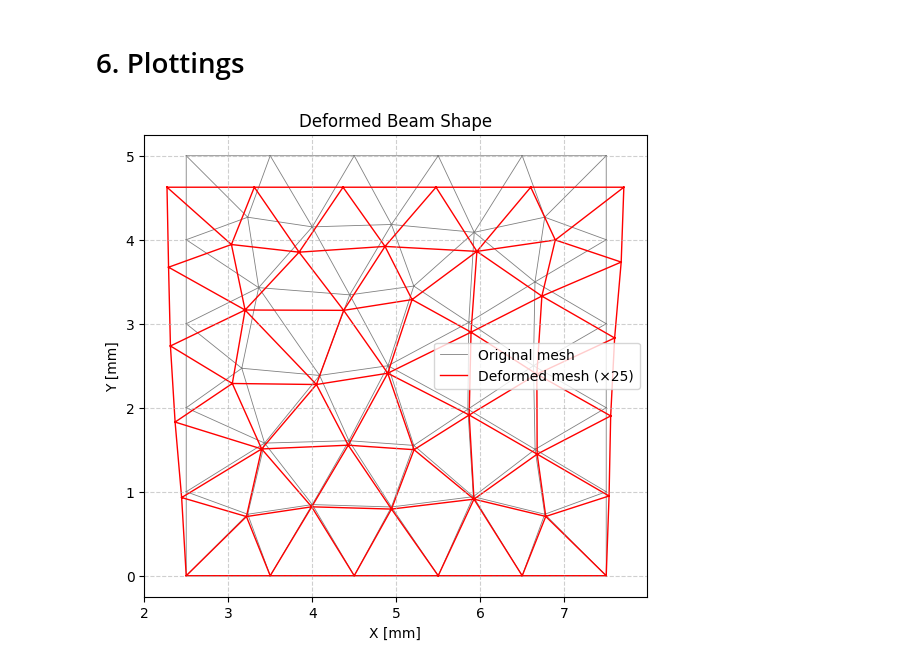
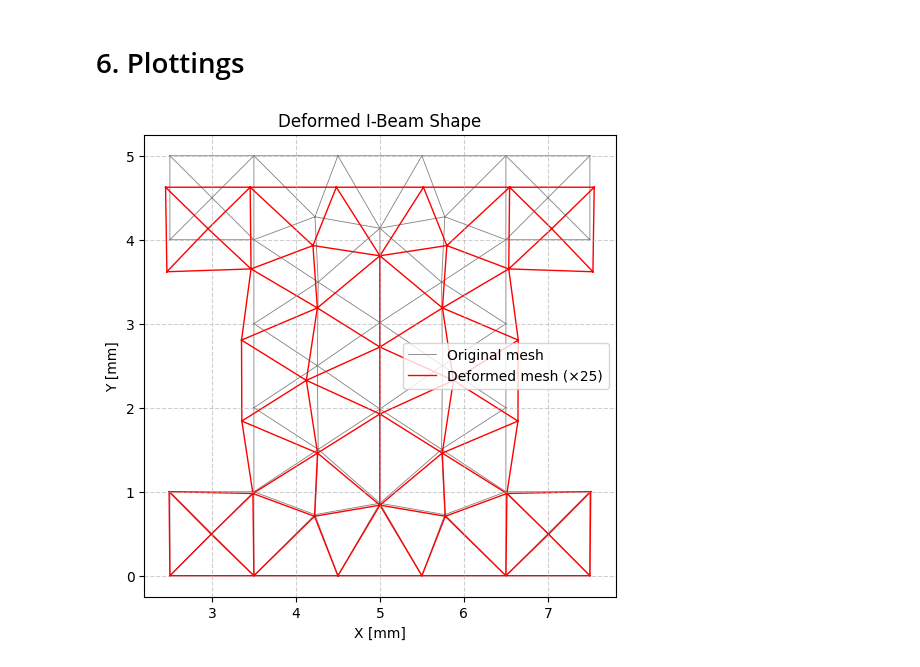
Before and after one commit to KhayalM/Extended-Finite-Element-Methods, a Jupyter notebook: Softening_lc=1.ipynb, the cells around one changed output. Cells and saved outputs as stored; diff of their text form; code cells hidden in the pictures.

```diff
--- a/Softening_lc=1.ipynb
+++ b/Softening_lc=1.ipynb
@@ -115,10 +120,10 @@ import numpy as np
 import matplotlib.pyplot as plt
 
 # ------------------------------
-# Initialize Gmsh and load the rectangular beam mesh
+# Initialize Gmsh and load the I-beam mesh
 # ------------------------------
 gmsh.initialize()
-gmsh.open("rectangular_beam_5mmx5mm.msh")
+gmsh.open("I_beam_5mm.msh")
 
 # ------------------------------
 # Get all nodes
@@ -132,17 +137,22 @@ node_coords = np.array(node_coords).reshape(-1, 3)
 def get_elements_of_physical_group(dim, tag):
     entity_tags = gmsh.model.getEntitiesForPhysicalGroup(dim, tag)
     all_elements = []
+
     for entity_tag in entity_tags:
         element_types, element_tags, node_tags_list = gmsh.model.mesh.getElements(dim, entity_tag)
+
         for i in range(len(element_types)):
-            # triangles → 3 nodes per element
-            all_elements.append(np.array(node_tags_list[i]).reshape(-1, 3))
+            # Linear triangles → 3 nodes per element
+            all_elements.append(
+                np.array(node_tags_list[i]).reshape(-1, 3)
+            )
+
     return np.concatenate(all_elements) if all_elements else np.array([])
 
 # ------------------------------
-# Get elements for the rectangular beam (physical group 1)
+# Get elements for the I-beam (physical group 1)
 # ------------------------------
-elements_rect_beam = get_elements_of_physical_group(2, 1)
+elements_I_beam = get_elements_of_physical_group(2, 1)
 # %%
 # ------------------------------
 # Mesh visualization
@@ -427,7 +437,7 @@ def compute_Cep(C, stress_vector, H, nu, E):
 # FEM MODEL SIZE & SOLVER PARAMETERS
 # ==========================================================
 num_nodes = node_coords.shape[0]          # Total number of mesh nodes
-num_elems = elements_rect_beam.shape[0]   # Total number of triangular elements
+num_elems = elements_I_beam .shape[0]   # Total number of triangular elements
 num_dofs  = 2 * num_nodes                 # 2 DOFs per node (u, v)
 
 max_iter = 300                             # Max Newton–Raphson iterations
@@ -619,7 +629,7 @@ for step in range(num_steps):
         for e in range(num_elems):
 
             # --- Element connectivity ---
-            n1, n2, n3 = (elements_rect_beam[e] - 1).astype(int)
+            n1, n2, n3 = (elements_I_beam [e] - 1).astype(int)
 
             # --- Element coordinates ---
             element_coord = np.array([
@@ -740,7 +750,7 @@ for step in range(num_steps):
 
         for e in range(num_elems):
 
-            n1, n2, n3 = (elements_rect_beam[e] - 1).astype(int)
+            n1, n2, n3 = (elements_I_beam [e] - 1).astype(int)
             edof = np.array([
                 2*n1, 2*n1 + 1,
                 2*n2, 2*n2 + 1,
@@ -900,21 +910,21 @@ sigma_xy = np.array([current_stress[e, 2] for e in range(num_elems)])
 # %%
 # ==========================================================
 # 1) DEFORMED SHAPE
 # ==========================================================
 plt.figure(figsize=(10, 6))
-plt.triplot(node_coords[:, 0], node_coords[:, 1], elements_rect_beam - 1,
+plt.triplot(node_coords[:, 0], node_coords[:, 1], elements_I_beam  - 1,
             color="gray", linewidth=0.6, label="Original mesh")
-plt.triplot(deformed_node_coords[:, 0], deformed_node_coords[:, 1], elements_rect_beam - 1,
+plt.triplot(deformed_node_coords[:, 0], deformed_node_coords[:, 1], elements_I_beam  - 1,
             color="red", linewidth=1.0, label=f"Deformed mesh (×{scale_factor})")
 plt.gca().set_aspect("equal")
-plt.title("Deformed Beam Shape")
+plt.title("Deformed I-Beam Shape")
 plt.xlabel("X [mm]")
 plt.ylabel("Y [mm]")
 plt.legend()
 plt.grid(True, linestyle="--", alpha=0.6)
 plt.show()
 # %% [output]
-[figure, old version]
+[figure, new version]
 # %%
 # ==========================================================
 # 2) STRESS FIELDS (σ_xx, σ_yy, σ_xy) SIDE BY SIDE
```
Also changed, not shown: parts of 10 cells of this notebook.
